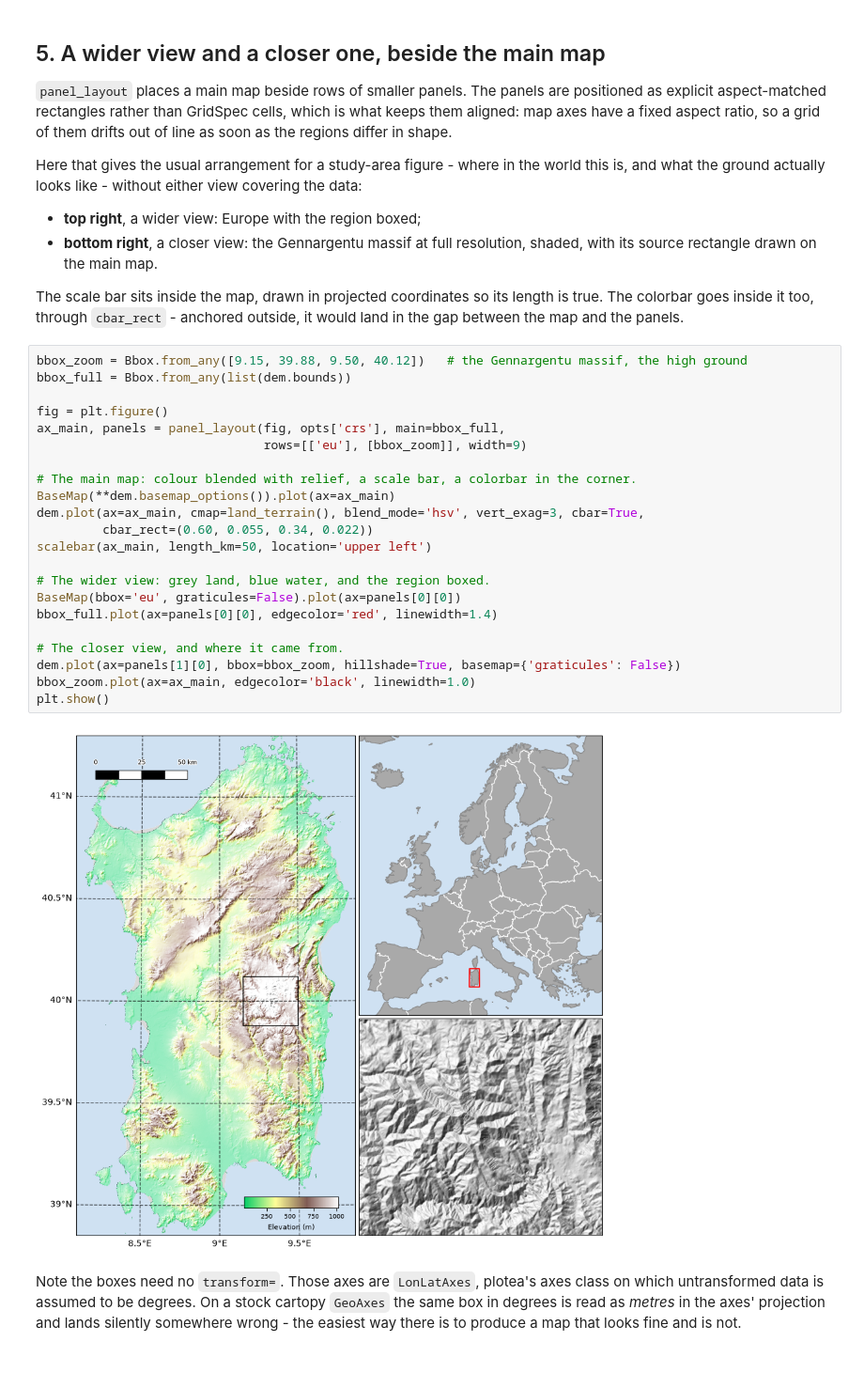
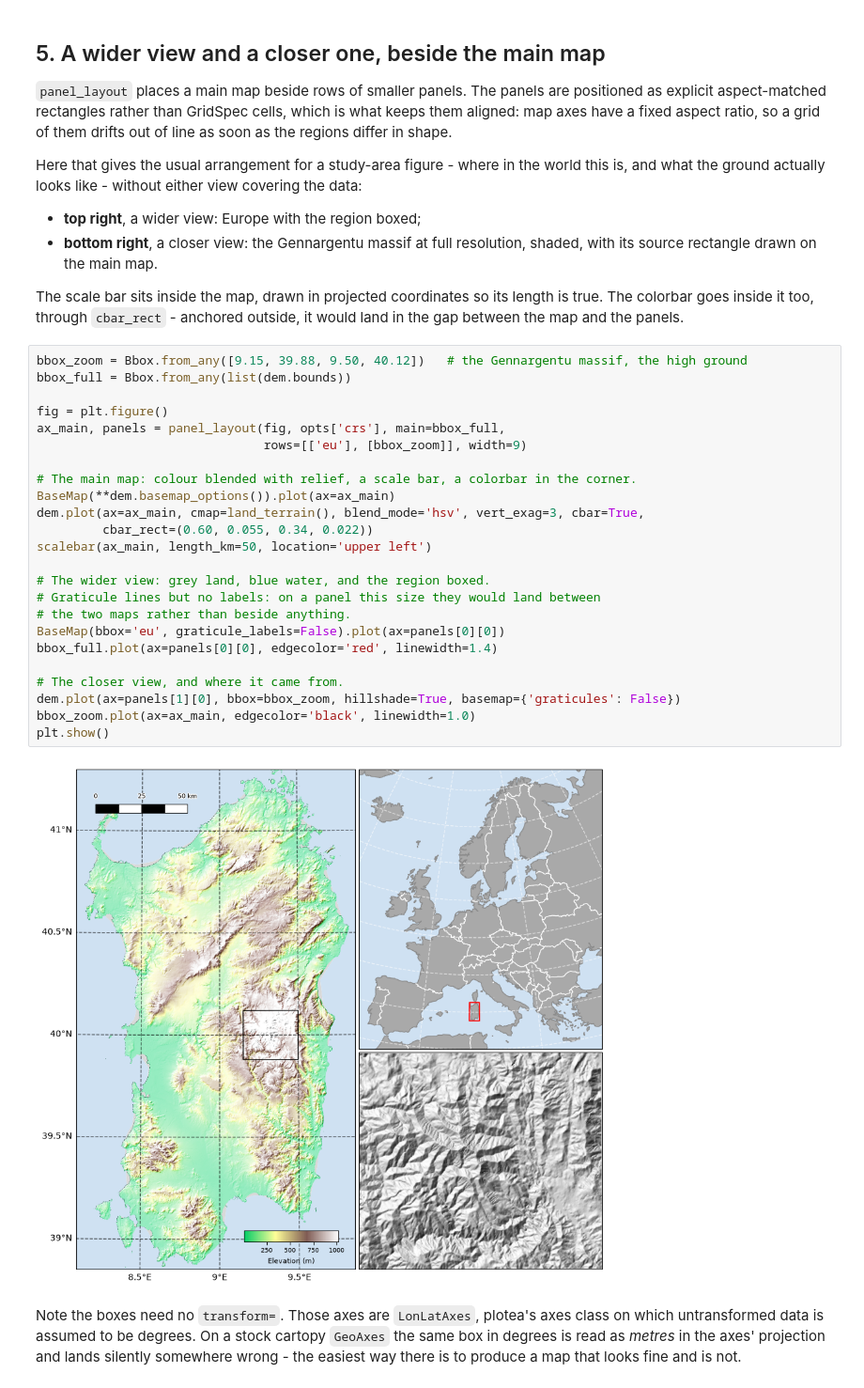
Before and after one commit to kmch/ploTea, a Jupyter notebook: notebooks/plotea.ipynb, the cells around one changed output. Shown at 94% size. Cells and saved outputs as stored; diff of their text form.

```diff
--- a/notebooks/plotea.ipynb
+++ b/notebooks/plotea.ipynb
@@ -273,30 +300,32 @@ and what the ground actually looks like - without either view covering the data:
 The scale bar sits inside the map, drawn in projected coordinates so its length is true. The
 colorbar goes inside it too, through `cbar_rect` - anchored outside, it would land in the
 gap between the map and the panels.
-# %%
-bbox_zoom = Bbox.from_any([9.15, 39.88, 9.50, 40.12])   # the Gennargentu massif, the high ground
-bbox_full = Bbox.from_any(list(dem.bounds))
-
-fig = plt.figure()
-ax_main, panels = panel_layout(fig, opts['crs'], main=bbox_full,
-                               rows=[['eu'], [bbox_zoom]], width=9)
-
-# The main map: colour blended with relief, a scale bar, a colorbar in the corner.
-BaseMap(**dem.basemap_options()).plot(ax=ax_main)
-dem.plot(ax=ax_main, cmap=land_terrain(), blend_mode='hsv', vert_exag=3, cbar=True,
-         cbar_rect=(0.60, 0.055, 0.34, 0.022))
-scalebar(ax_main, length_km=50, location='upper left')
-
-# The wider view: grey land, blue water, and the region boxed.
-BaseMap(bbox='eu', graticules=False).plot(ax=panels[0][0])
-bbox_full.plot(ax=panels[0][0], edgecolor='red', linewidth=1.4)
-
-# The closer view, and where it came from.
-dem.plot(ax=panels[1][0], bbox=bbox_zoom, hillshade=True, basemap={'graticules': False})
-bbox_zoom.plot(ax=ax_main, edgecolor='black', linewidth=1.0)
-plt.show()
-# %% [output]
-[figure, removed]
+# %%
+bbox_zoom = Bbox.from_any([9.15, 39.88, 9.50, 40.12])   # the Gennargentu massif, the high ground
+bbox_full = Bbox.from_any(list(dem.bounds))
+
+fig = plt.figure()
+ax_main, panels = panel_layout(fig, opts['crs'], main=bbox_full,
+                               rows=[['eu'], [bbox_zoom]], width=9)
+
+# The main map: colour blended with relief, a scale bar, a colorbar in the corner.
+BaseMap(**dem.basemap_options()).plot(ax=ax_main)
+dem.plot(ax=ax_main, cmap=land_terrain(), blend_mode='hsv', vert_exag=3, cbar=True,
+         cbar_rect=(0.60, 0.055, 0.34, 0.022))
+scalebar(ax_main, length_km=50, location='upper left')
+
+# The wider view: grey land, blue water, and the region boxed.
+# Graticule lines but no labels: on a panel this size they would land between
+# the two maps rather than beside anything.
+BaseMap(bbox='eu', graticule_labels=False).plot(ax=panels[0][0])
+bbox_full.plot(ax=panels[0][0], edgecolor='red', linewidth=1.4)
+
+# The closer view, and where it came from.
+dem.plot(ax=panels[1][0], bbox=bbox_zoom, hillshade=True, basemap={'graticules': False})
+bbox_zoom.plot(ax=ax_main, edgecolor='black', linewidth=1.0)
+plt.show()
+# %% [output]
+[figure, added]
 # %% [markdown]
 Note the boxes need no `transform=`. Those axes are `LonLatAxes`, plotea's axes class on which untransformed data is assumed to be degrees. On a stock cartopy `GeoAxes` the same box in degrees is read as *metres* in the axes' projection and lands silently somewhere wrong - the easiest way there is to produce a map that looks fine and is not.
 # %% [markdown]
```
Also changed, not shown: parts of 8 cells of this notebook.
